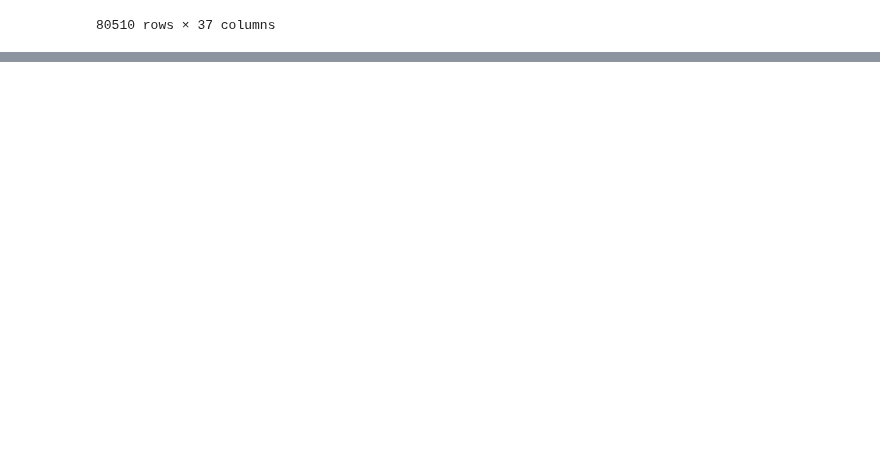
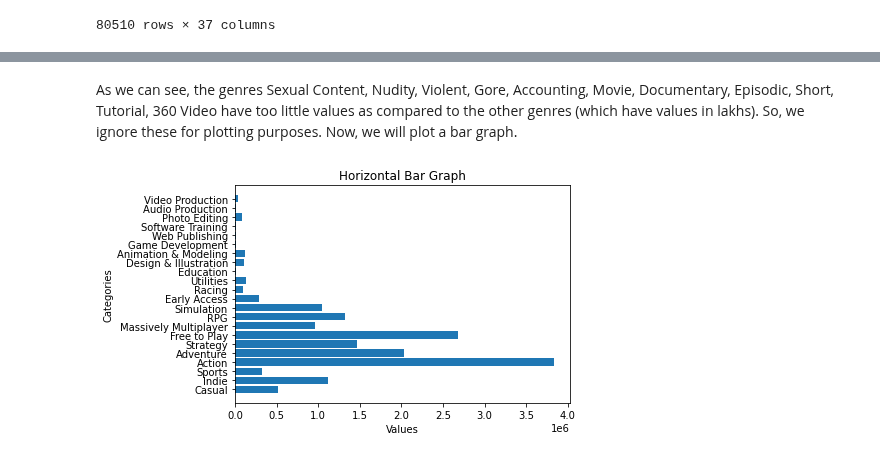
Before and after one commit to Aryan-ki-codepanti/steam-games-data-analysis, a Jupyter notebook: data-analysis/Question1.ipynb, the cells around one changed output, grey strips where cells are left out. Cells and saved outputs as stored; diff of their text form; code cells hidden in the pictures; blank space fills up the shorter version.

```diff
--- a/data-analysis/Question1.ipynb
+++ b/data-analysis/Question1.ipynb
@@ -7,5 +7,5 @@ import seaborn as sns
 # %%
-data = pd.read_csv("/Users/divjot21/final_0_80509.csv")
+data = pd.read_csv("/Users/divjot21/final_0_80509.csv",parse_dates=True,low_memory=False)
 data
 # %% [output]
 |  | Index | AppID | Title | Initial_Price | Final_Price | Discount_Percent | Developers | Publishers | ... |
@@ -54,8 +23,0 @@ print(yearly_count)
-# %%
-sum = 0
-years_list = list(yearly_count.keys())
-for i in years_list:
-    sum += yearly_count[i]
-print(sum)
-
-type(years_list)
@@ -96,0 +24,6 @@ Overall, this plot provides an overview of the gaming industry's historical patt
+# %%
+x = data[['AppID','Title','Genres', 'Current_Players']]
+x.dropna(inplace=True)
+x.info()
+x.reset_index(inplace=True)
+x
@@ -96,0 +59,14 @@ Overall, this plot provides an overview of the gaming industry's historical patt
+# %%
+genre_dict = {}
+
+
+n = 75159
+for i in range(n):
+    genres = eval(x['Genres'][i])
+    for genre in genres:
+        if genre not in genre_dict:
+            genre_dict[genre] = 1
+        else:
+            genre_dict[genre] += x['Current_Players'][i]
+
+genre_dict
@@ -96,0 +91,14 @@ Overall, this plot provides an overview of the gaming industry's historical patt
+# %% [markdown]
+As we can see, the genres Sexual Content, Nudity, Violent, Gore, Accounting, Movie, Documentary, Episodic, Short, Tutorial, 360 Video have too little values as compared to the other genres (which have values in lakhs). So, we ignore these for plotting purposes. Now, we will plot a bar graph.
+# %%
+filtered_dict = {key: value for key, value in genre_dict.items() if value > 108}
+keys = list(filtered_dict.keys())
+values = list(filtered_dict.values())
+plt.barh(keys, values)
+
+plt.xlabel('Values')
+plt.ylabel('Categories')
+plt.title('Horizontal Bar Graph')
+plt.show()
+# %% [output]
+[figure, added]
```
Also changed, not shown: parts of 11 cells of this notebook, 2 other files.
